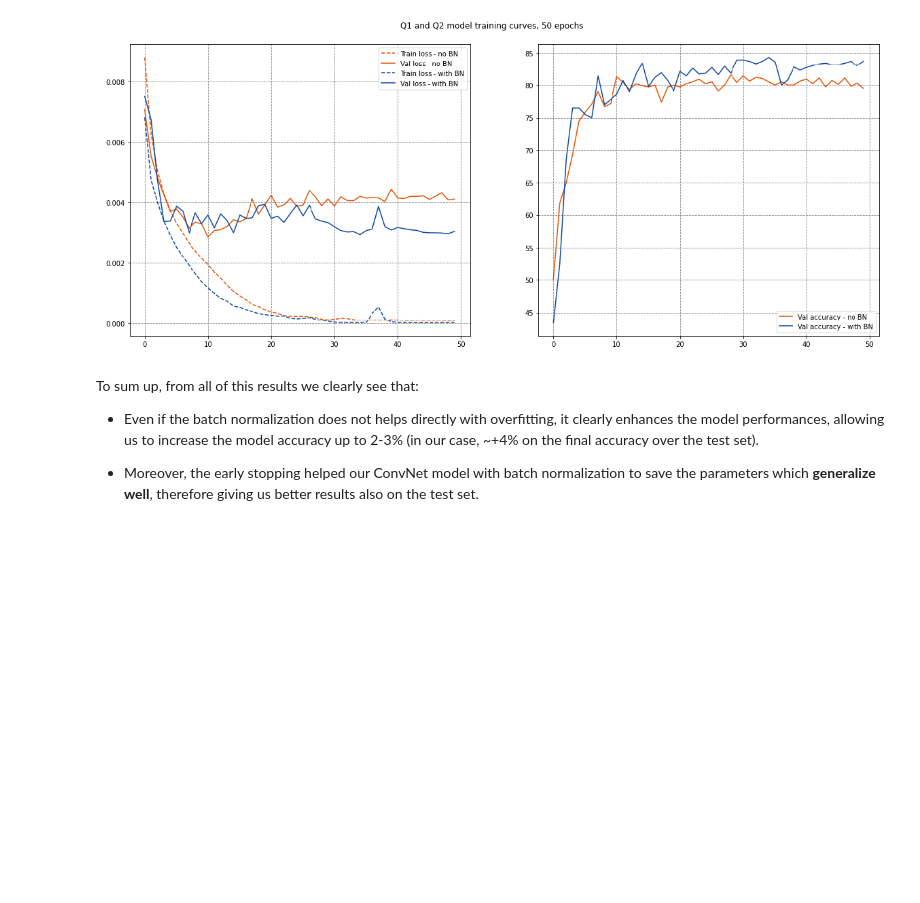
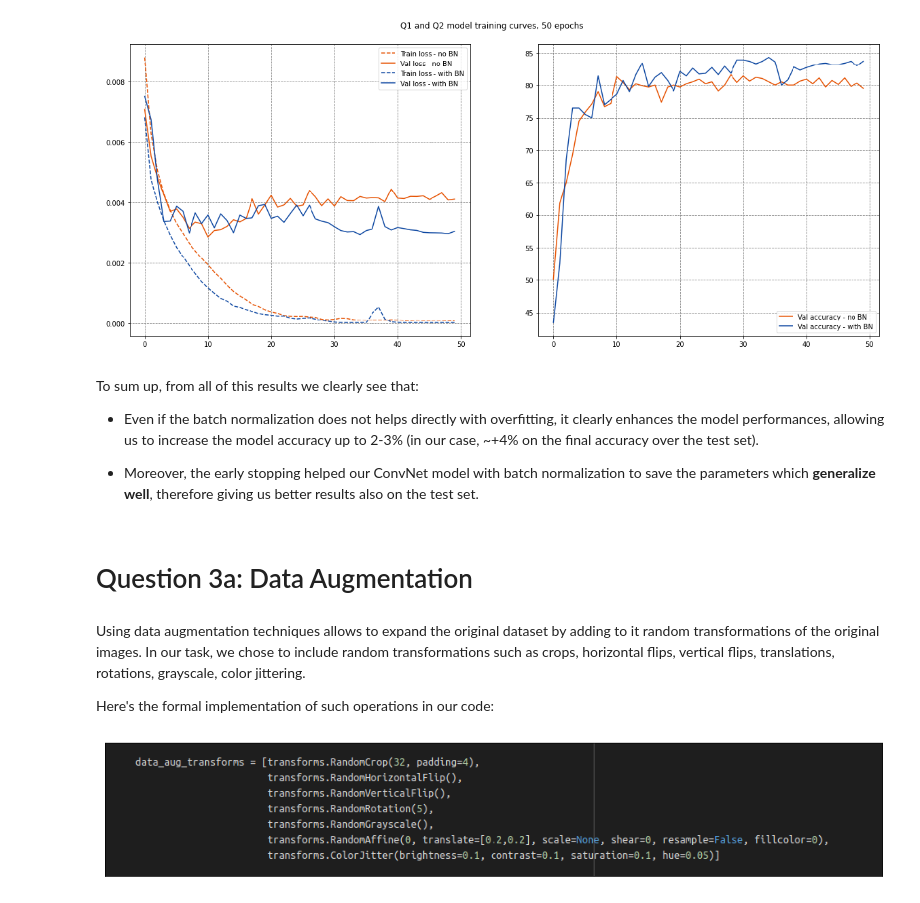
Before and after one commit to fabiomontello/AML-projects, a Jupyter notebook: HW3/AML Assignment 3 - report.ipynb, the cells around one changed output. Saved outputs shown, nothing was run; the diff lists cells and outputs as text; code cells hidden in the pictures; blank space fills up the shorter version.

```diff
--- a/HW3/AML Assignment 3 - report.ipynb
+++ b/HW3/AML Assignment 3 - report.ipynb
@@ -169,3 +169,19 @@ To sum up, from all of this results we clearly see that:
 - Even if the batch normalization does not helps directly with overfitting, it clearly enhances the model performances, allowing us to increase the model accuracy up to 2-3% (in our case, ~+4% on the final accuracy over the test set).
 
 - Moreover, the early stopping helped our ConvNet model with batch normalization to save the parameters which **generalize well**, therefore giving us better results also on the test set.
+# %% [markdown]
+# Question 3a: Data Augmentation
+# %% [markdown]
+Using data augmentation techniques allows to expand the original dataset by adding to it random transformations of the original images. In our task, we chose to include random transformations such as crops, horizontal flips, vertical flips, translations, rotations, grayscale, color jittering.
+
+Here's the formal implementation of such operations in our code:
+# %%
+import matplotlib.pyplot as plt
+fig = plt.figure(figsize=(17,18))
+plt.xticks([])
+plt.yticks([])
+img = plt.imread('imgs/figure_code.png')
+plt.imshow(img)
+plt.show()
+# %% [output]
+[figure, added]
```
Also changed, not shown: parts of 24 cells of this notebook, 1 other file.
